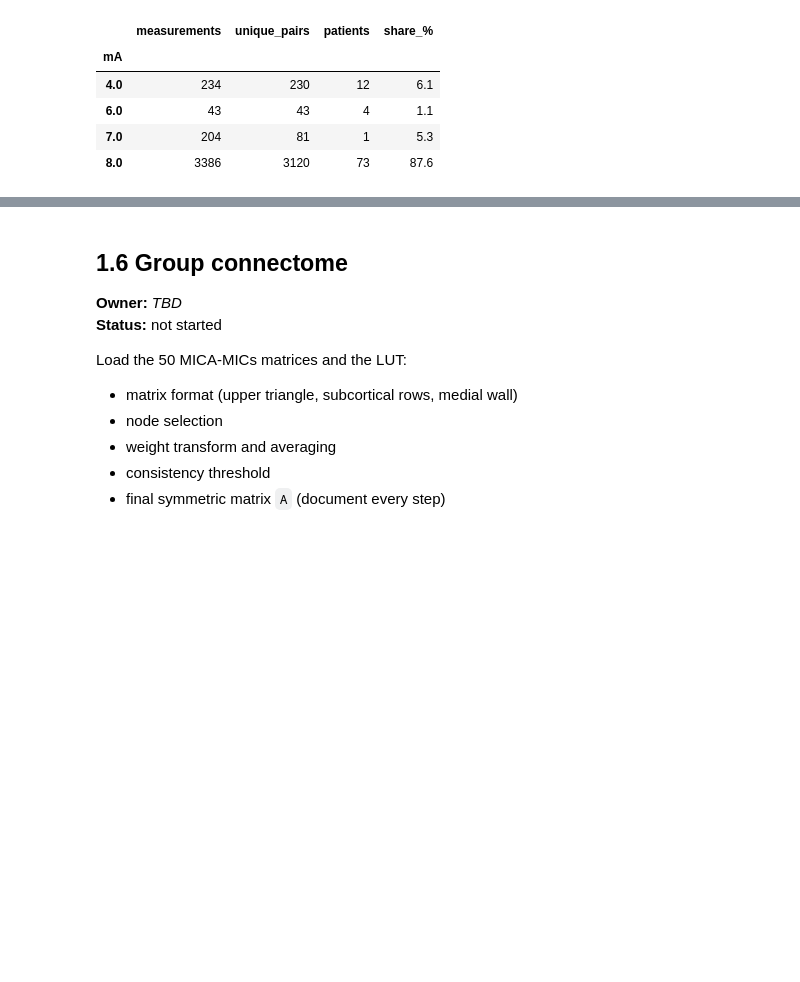
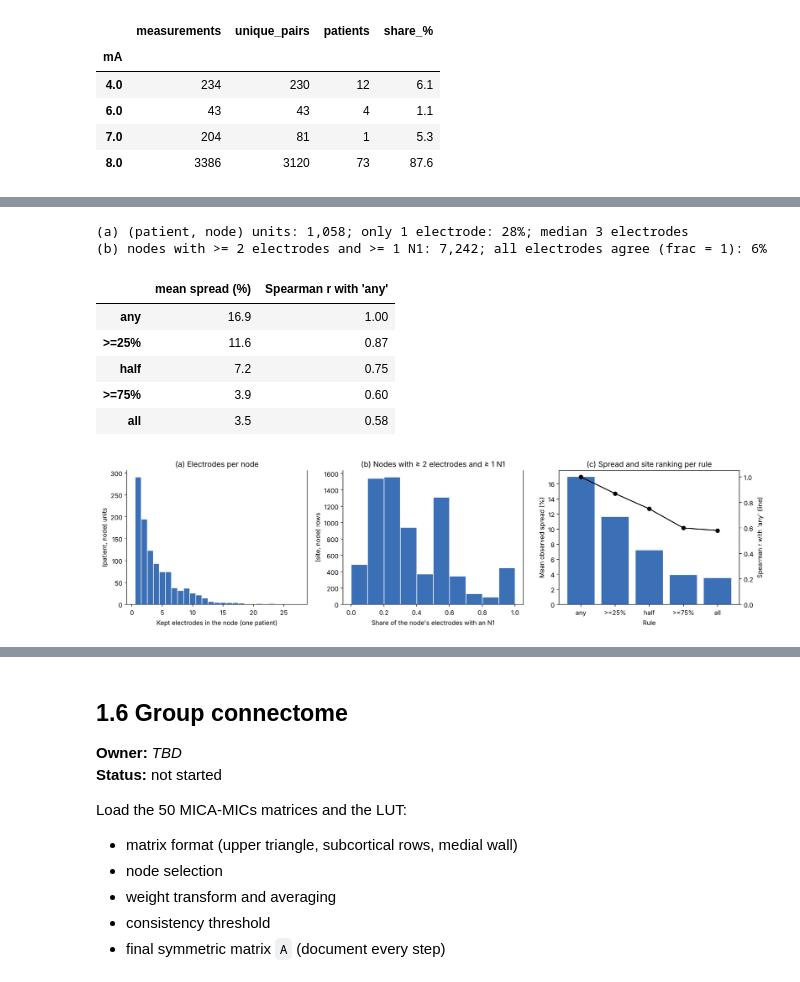
Before and after one commit to SriVidyaYeluripati/control-vs-strength, a Jupyter notebook: notebooks/main.ipynb, the cells around one changed output, grey strips where cells are left out. Saved outputs shown, nothing was run; the diff lists cells and outputs as text; code cells hidden in the pictures; blank space fills up the shorter version.

Commit message:
Data Task 5 done

```diff
--- a/notebooks/main.ipynb
+++ b/notebooks/main.ipynb
@@ -36,7 +36,8 @@ EXCLUSION_RADIUS_MM = 13                  # main: 13 mm | robustness: 10, 20
 SOZ_HANDLING = "all_patients"             # main: "all_patients" | robustness: "annotated_only"
 CURRENT_HANDLING = "all_with_covariate"   # main: "all_with_covariate" | robustness: "8mA_only"
 DROP_MIXED_CURRENT_PAIRS = True           # pairs with two currents in one run are dropped
-RESPONSE_RULE = None         # when does a region count as responding? (1.5)
+RESPONSE_RULE = "any"                     # main: "any" | robustness: "half" (1.5)
+DROP_STIM_REGION_FROM_RECORDED = True     # stimulated region(s) do not count as recorded regions (1.5)
 CONNECTOME_TRANSFORM = None  # raw / log(1 + w) (1.6)
 CONSISTENCY_THRESHOLD = None # keep connections present in >= x% of subjects (1.6)
 K_HORIZON = None             # time horizon K
@@ -334,0 +386,14 @@ Map each electrode to a connectome node via `Destrieux_label` + `hemisphere`. De
+# %%
+node_lookup = E.set_index(["patient", "name"])["node"]
+
+sites = kept.copy()
+ab = sites["pair"].str.split("-", expand=True)
+sites["stim_node_a"] = node_lookup.reindex(list(zip(sites["patient"], ab[0]))).to_numpy()
+sites["stim_node_b"] = node_lookup.reindex(list(zip(sites["patient"], ab[1]))).to_numpy()
+assert sites[["stim_node_a", "stim_node_b"]].notna().all().all()   # guaranteed by the stim_ok rules in 1.3
+sites["n_stim_nodes"] = np.where(sites["stim_node_a"] == sites["stim_node_b"], 1, 2)
+sites["same_hemisphere"] = (sites["stim_node_a"] // 1000) == (sites["stim_node_b"] // 1000)
+
+print(f"stimulation sites (pair x run): {len(sites):,}")
+print(sites["n_stim_nodes"].value_counts().rename({1: "one node", 2: "two nodes"}).to_string())
+print("pairs crossing hemispheres:", (~sites["same_hemisphere"]).sum())
@@ -334,0 +487,60 @@ Map each electrode to a connectome node via `Destrieux_label` + `hemisphere`. De
+# %%
+RULES = {
+    "any":  lambda d: d["n_n1"] >= 1,
+    ">=25%": lambda d: d["frac_n1"] >= 0.25,
+    "half": lambda d: d["frac_n1"] >= 0.5,
+    ">=75%": lambda d: d["frac_n1"] >= 0.75,
+    "all":  lambda d: d["frac_n1"] == 1,
+}
+
+def responds(d, rule=RESPONSE_RULE):
+    return RULES[rule](d)
+
+# (a) electrodes per node within a patient (kept recording electrodes, any site)
+per_node = rec.drop_duplicates(["patient", "channel"]).groupby(["patient", "node"]).size()
+# (b) agreement inside nodes with >= 2 electrodes and >= 1 N1
+multi = reg[(reg["n_elec"] >= 2) & (reg["n_n1"] >= 1)]
+# (c) spread per site under each rule
+spread_by_rule = pd.DataFrame({name: reg.assign(r=f(reg)).groupby(site_key)["r"].mean() for name, f in RULES.items()})
+rule_tab = pd.DataFrame({
+    "mean spread (%)": (100 * spread_by_rule.mean()).round(1),
+    "Spearman r with 'any'": spread_by_rule.corr(method="spearman")["any"].round(2),
+})
+
+print(f"(a) (patient, node) units: {len(per_node):,}; only 1 electrode: {(per_node == 1).mean():.0%}; "
+      f"median {per_node.median():.0f} electrodes")
+print(f"(b) nodes with >= 2 electrodes and >= 1 N1: {len(multi):,}; "
+      f"all electrodes agree (frac = 1): {(multi['frac_n1'] == 1).mean():.0%}")
+display(rule_tab)
+
+fig, axes = plt.subplots(1, 3, figsize=(15, 4))
+ax = axes[0]
+ax.hist(per_node, bins=np.arange(0.5, per_node.max() + 1.5), color="#3b6fb6", edgecolor="white")
+ax.set(xlabel="Kept electrodes in the node (one patient)", ylabel="(patient, node) units",
+       title="(a) Electrodes per node")
+ax = axes[1]
+ax.hist(multi["frac_n1"], bins=np.linspace(0, 1, 11), color="#3b6fb6", edgecolor="white")
+ax.set(xlabel="Share of the node's electrodes with an N1", ylabel="(site, node) rows",
+       title="(b) Nodes with ≥ 2 electrodes and ≥ 1 N1")
+ax = axes[2]
+x = np.arange(len(rule_tab))
+ax.bar(x, rule_tab["mean spread (%)"], color="#3b6fb6")
+ax.set_xticks(x, rule_tab.index)
+ax.set(xlabel="Rule", ylabel="Mean observed spread (%)", title="(c) Spread and site ranking per rule")
+ax2 = ax.twinx()
+ax2.plot(x, rule_tab["Spearman r with 'any'"], color="black", marker="o")
+ax2.set_ylim(0, 1.05); ax2.set_ylabel("Spearman r with 'any' (line)")
+for a in axes:
+    a.spines[["top"]].set_visible(False)
+plt.tight_layout()
+plt.show()
+# %% [output]
+(a) (patient, node) units: 1,058; only 1 electrode: 28%; median 3 electrodes
+(b) nodes with >= 2 electrodes and >= 1 N1: 7,242; all electrodes agree (frac = 1): 6%
+|  | mean spread (%) | Spearman r with 'any' |
+| any | 16.9 | 1.00 |
+| >=25% | 11.6 | 0.87 |
+| half | 7.2 | 0.75 |
+| >=75% | 3.9 | 0.60 |
+| all | 3.5 | 0.58 |
+[figure, added]
```
Also changed, not shown: parts of 11 cells of this notebook, 3 other files.
